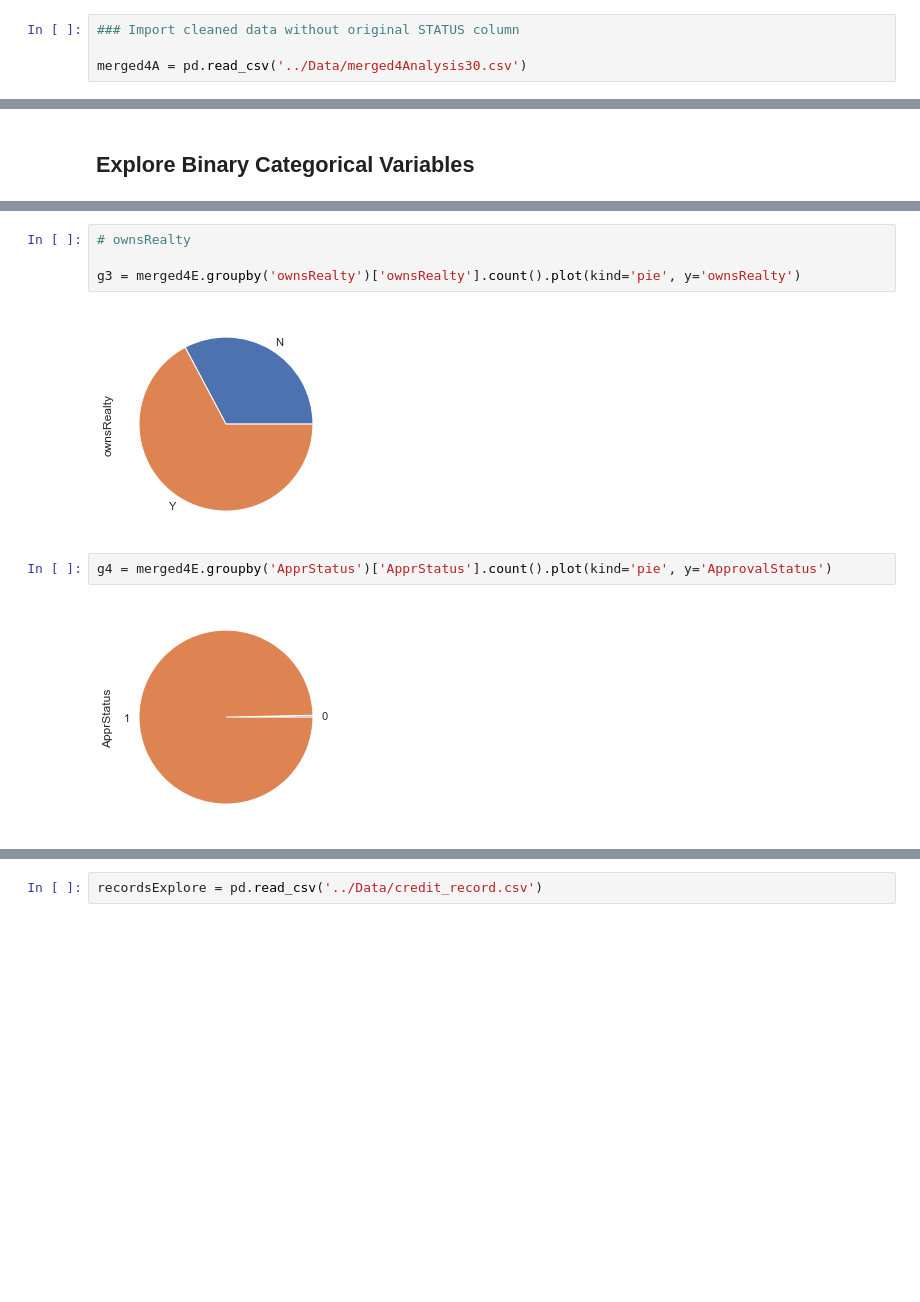
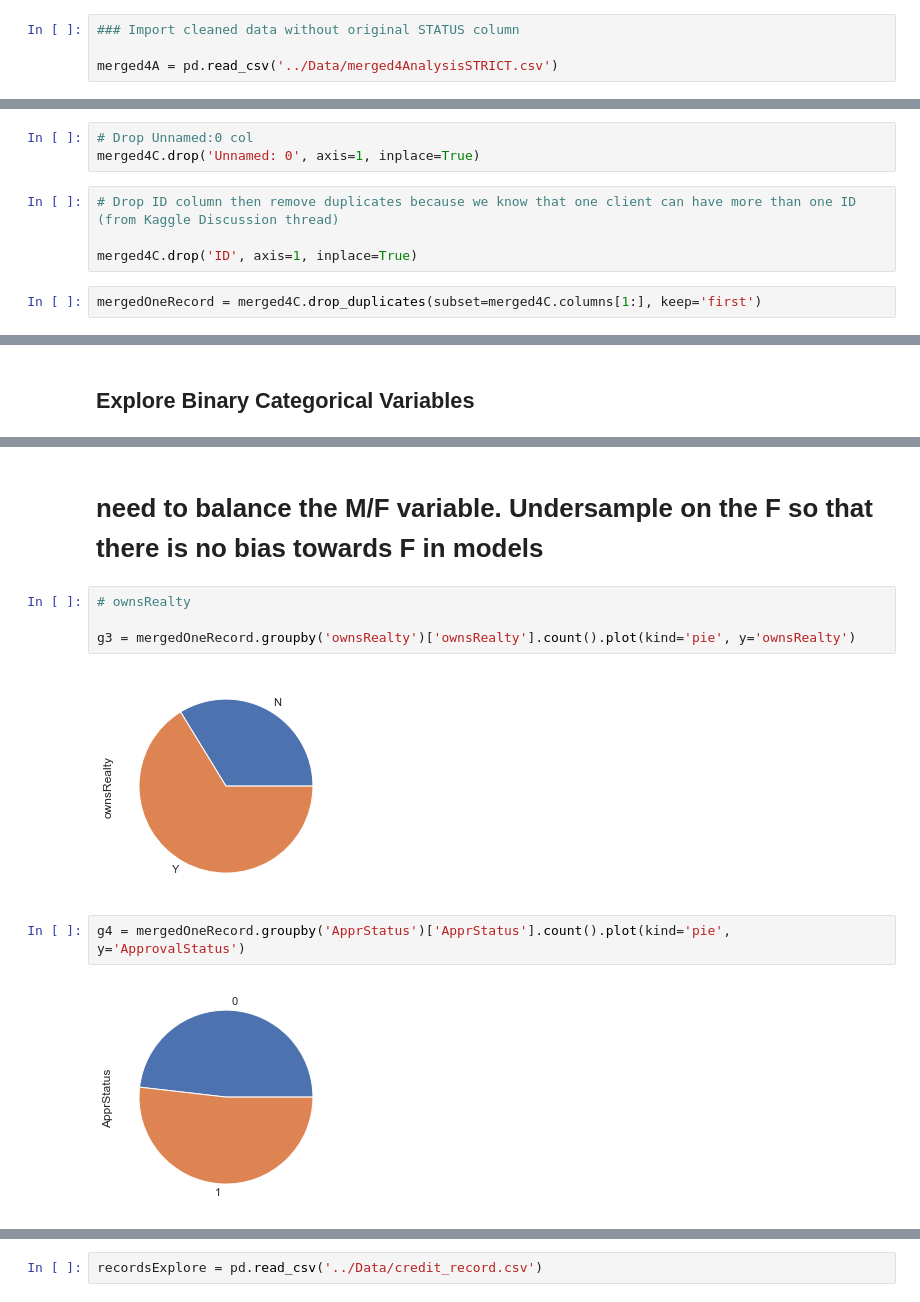
Before and after one commit to dezgarci/Final-Project, a Jupyter notebook: Notebooks/Wk3Explore.ipynb, the cells around one changed output, grey strips where cells are left out. Saved outputs shown, nothing was run; the diff lists cells and outputs as text; blank space fills up the shorter version.

```diff
--- a/Notebooks/Wk3Explore.ipynb
+++ b/Notebooks/Wk3Explore.ipynb
@@ -28,7 +28,7 @@ warnings.filterwarnings('ignore')
 # %%
 ### Import cleaned data without original STATUS column
 
-merged4A = pd.read_csv('../Data/merged4Analysis30.csv')
+merged4A = pd.read_csv('../Data/merged4AnalysisSTRICT.csv')
 # %%
 merged4A.head(25)
 # %% [output]
@@ -57,0 +67,9 @@ merged4C= merged4B.sort_values('ID')
+# %%
+# Drop Unnamed:0 col
+merged4C.drop('Unnamed: 0', axis=1, inplace=True)
+# %%
+# Drop ID column then remove duplicates because we know that one client can have more than one ID (from Kaggle Discussion thread)
+
+merged4C.drop('ID', axis=1, inplace=True)
+# %%
+mergedOneRecord = merged4C.drop_duplicates(subset=merged4C.columns[1:], keep='first')
@@ -222,11 +293,13 @@ plt.tight_layout()
+# %% [markdown]
+# need to balance the M/F variable. Undersample on the F so that there is no bias towards F in models
 # %%
 # ownsRealty
 
-g3 = merged4E.groupby('ownsRealty')['ownsRealty'].count().plot(kind='pie', y='ownsRealty')
+g3 = mergedOneRecord.groupby('ownsRealty')['ownsRealty'].count().plot(kind='pie', y='ownsRealty')
 # %% [output]
-[figure, old version]
+[figure, new version]
 # %%
-g4 = merged4E.groupby('ApprStatus')['ApprStatus'].count().plot(kind='pie', y='ApprovalStatus')
+g4 = mergedOneRecord.groupby('ApprStatus')['ApprStatus'].count().plot(kind='pie', y='ApprovalStatus')
 # %% [output]
-[figure, old version]
+[figure, new version]
 # %%
```
Also changed, not shown: parts of 67 cells of this notebook, 6 other files.
